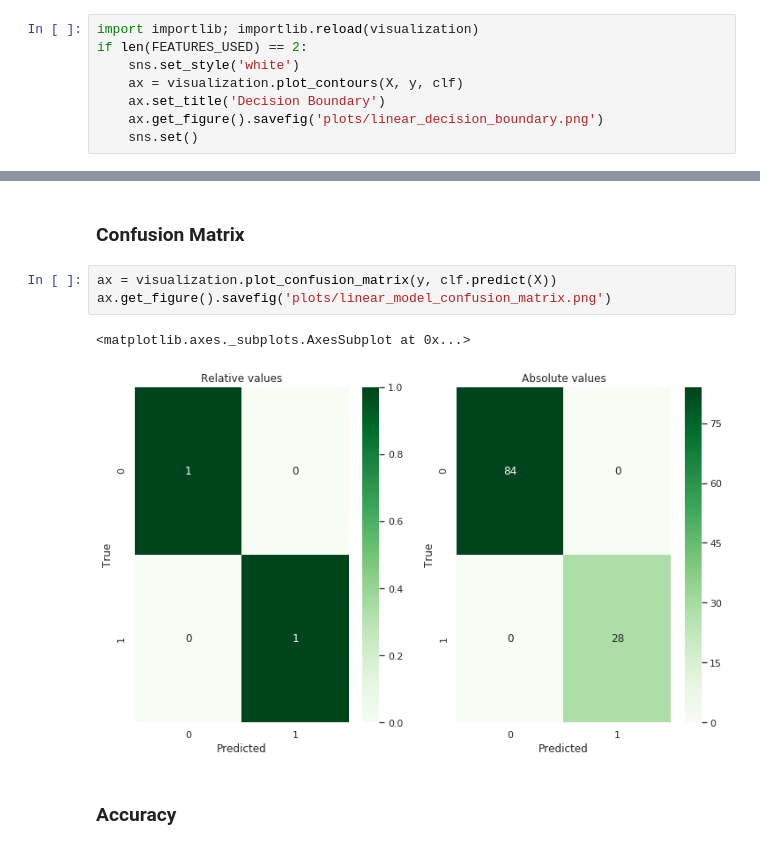
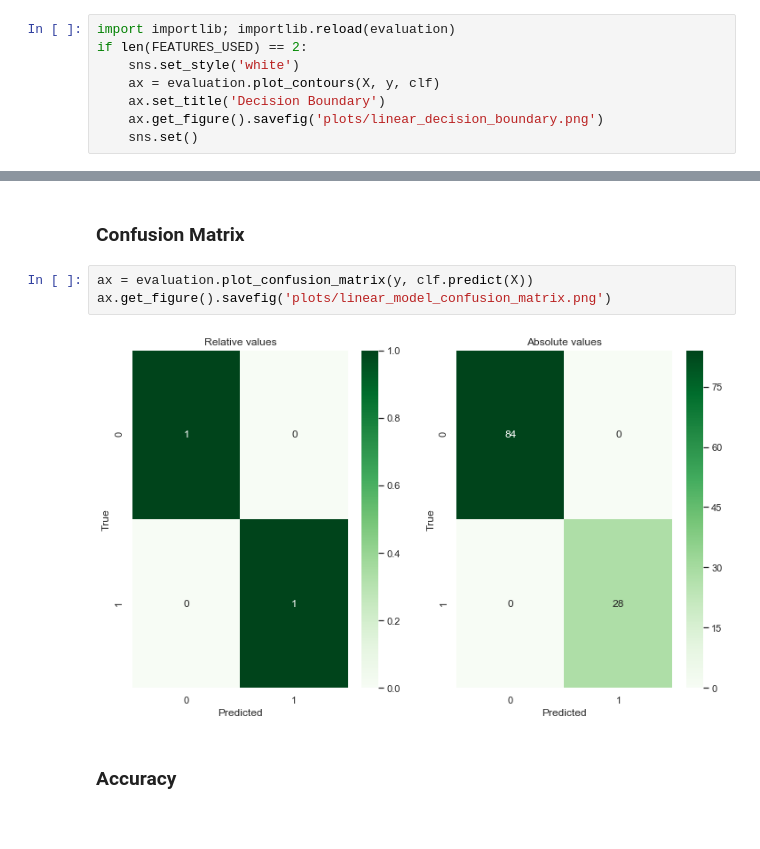
Before and after one commit to franciscosenae/ATHENS2018, a Jupyter notebook: Assignment.ipynb, the cells around one changed output, grey strips where cells are left out. Cells and saved outputs as stored; diff of their text form.

```diff
--- a/Assignment.ipynb
+++ b/Assignment.ipynb
@@ -117,10 +117,10 @@ SVC(C=1.0, cache_size=200, class_weight=None, coef0=0.0,
 # %% [markdown]
 ### Visualize the trained Classifier
 # %%
-import importlib; importlib.reload(visualization)
+import importlib; importlib.reload(evaluation)
 if len(FEATURES_USED) == 2:
     sns.set_style('white')
-    ax = visualization.plot_contours(X, y, clf)
+    ax = evaluation.plot_contours(X, y, clf)
     ax.set_title('Decision Boundary')
     ax.get_figure().savefig('plots/linear_decision_boundary.png')
     sns.set()
@@ -141,11 +141,10 @@ Area under ROC curve: 1.0
 # %% [markdown]
 ### Confusion Matrix
 # %%
-ax = visualization.plot_confusion_matrix(y, clf.predict(X))
+ax = evaluation.plot_confusion_matrix(y, clf.predict(X))
 ax.get_figure().savefig('plots/linear_model_confusion_matrix.png')
 # %% [output]
-<matplotlib.axes._subplots.AxesSubplot at 0x...>
-[figure, old version]
+[figure, new version]
 # %% [markdown]
 ### Accuracy
 # %%
```
Also changed, not shown: parts of 11 cells of this notebook, 1 other file.
